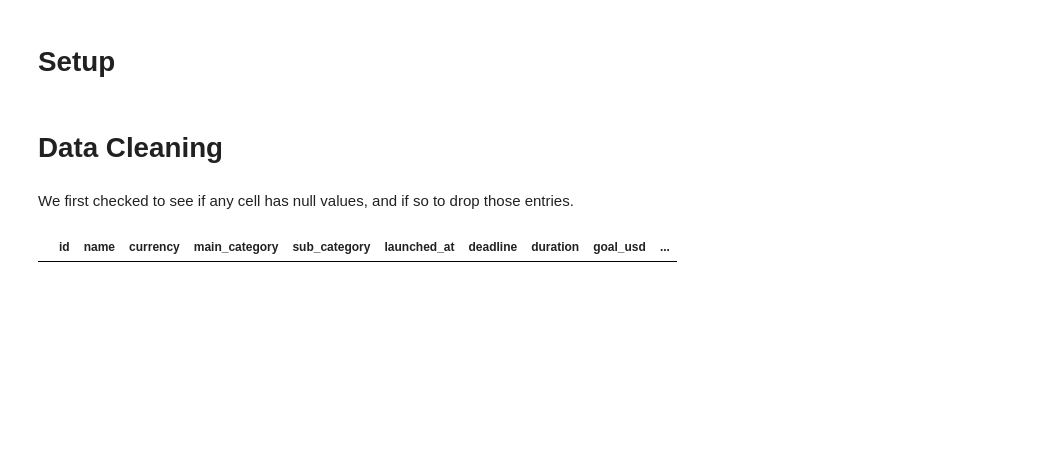
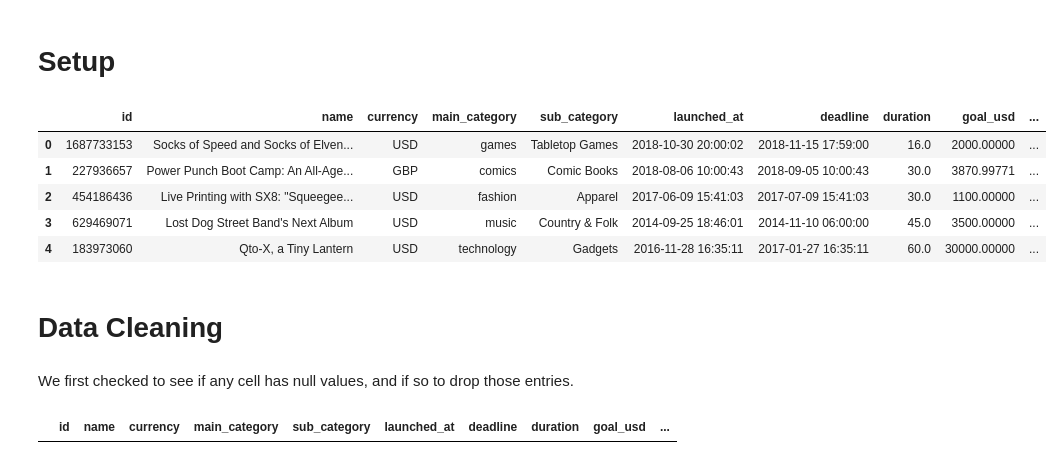
Before and after one commit to krandapus/Projects, a Jupyter notebook: FinalProject.ipynb, the cells around one changed output. Drawn from its saved outputs; the diff is of its cells as text; code cells hidden in the pictures; blank space fills up the shorter version.

```diff
--- a/FinalProject.ipynb
+++ b/FinalProject.ipynb
@@ -59,6 +55,16 @@ import matplotlib.pyplot as plt
 # %%
 # loads Kickstarters data into dataframe
 df_kickstarters = pd.read_csv("Kickstarter_projects_Feb19.csv")
+# %%
+# viewing the first rows of the dataframe
+df_kickstarters.head()
+# %% [output]
+|  | id | name | currency | main_category | sub_category | launched_at | deadline | duration | goal_usd | ... |
+| 0 | 1687733153 | Socks of Speed and Socks of Elven... | USD | games | Tabletop Games | 2018-10-30 20:00:02 | 2018-11-15 17:59:00 | 16.0 | 2000.00000 | ... |
+| 1 | 227936657 | Power Punch Boot Camp: An All-Age... | GBP | comics | Comic Books | 2018-08-06 10:00:43 | 2018-09-05 10:00:43 | 30.0 | 3870.99771 | ... |
+| 2 | 454186436 | Live Printing with SX8: "Squeegee... | USD | fashion | Apparel | 2017-06-09 15:41:03 | 2017-07-09 15:41:03 | 30.0 | 1100.00000 | ... |
+| 3 | 629469071 | Lost Dog Street Band's Next Album | USD | music | Country & Folk | 2014-09-25 18:46:01 | 2014-11-10 06:00:00 | 45.0 | 3500.00000 | ... |
+| 4 | 183973060 | Qto-X, a Tiny Lantern | USD | technology | Gadgets | 2016-11-28 16:35:11 | 2017-01-27 16:35:11 | 60.0 | 30000.00000 | ... |
 # %% [markdown]
 # Data Cleaning
 # %% [markdown]
```
Also changed, not shown: parts of 12 cells of this notebook.
